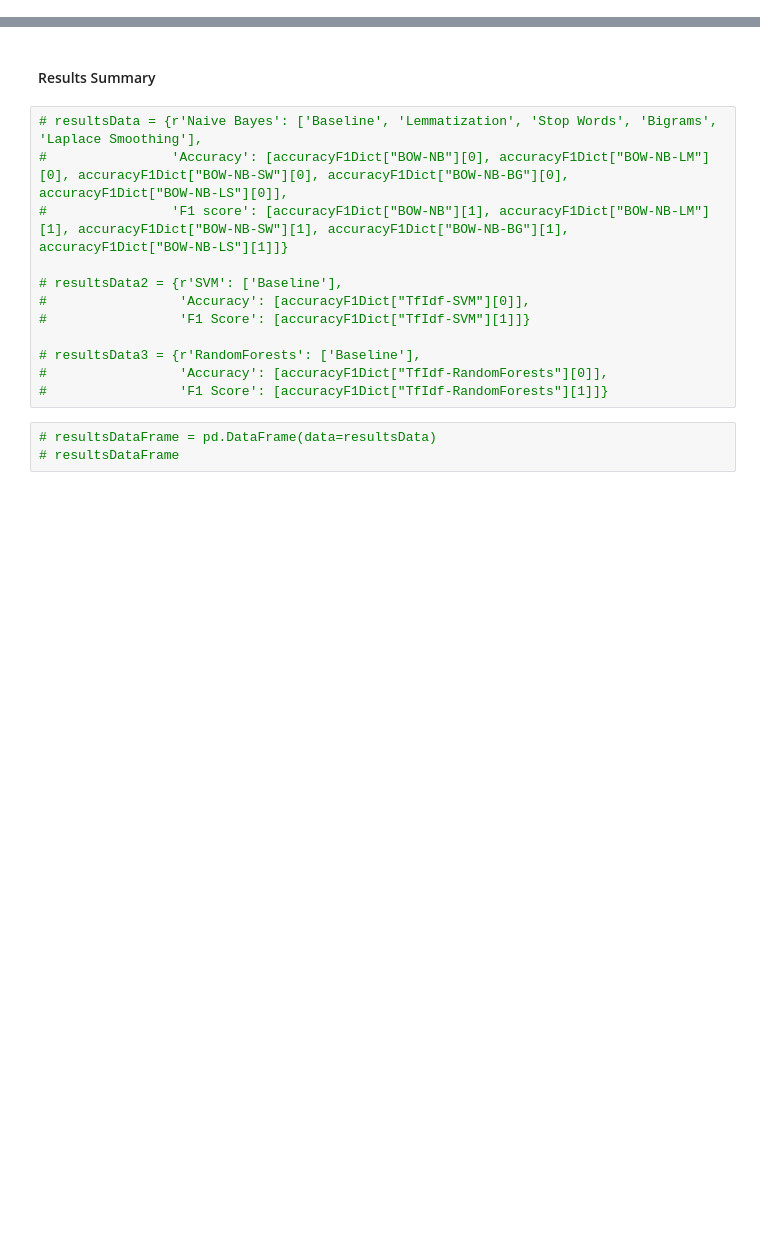
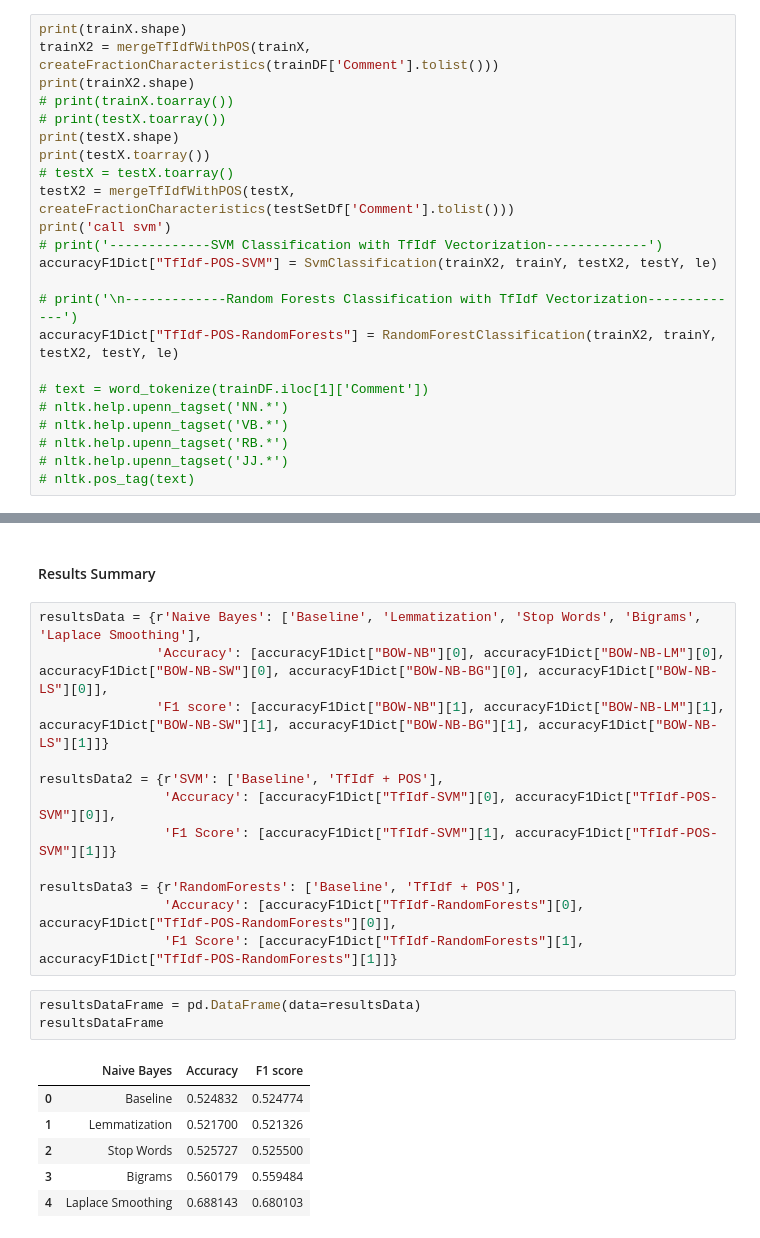
Before and after one commit to giorgosma/DataMiningProj3_2020, a Jupyter notebook: sdi1500089.ipynb, the cells around one changed output, grey strips where cells are left out. Saved outputs shown, nothing was run; the diff lists cells and outputs as text; blank space fills up the shorter version.

```diff
--- a/sdi1500089.ipynb
+++ b/sdi1500089.ipynb
@@ -497,0 +505,23 @@ posDf
+# %%
+print(trainX.shape)
+trainX2 = mergeTfIdfWithPOS(trainX, createFractionCharacteristics(trainDF['Comment'].tolist()))
+print(trainX2.shape)
+# print(trainX.toarray())
+# print(testX.toarray())
+print(testX.shape)
+print(testX.toarray())
+# testX = testX.toarray()
+testX2 = mergeTfIdfWithPOS(testX, createFractionCharacteristics(testSetDf['Comment'].tolist()))
+print('call svm')
+# print('-------------SVM Classification with TfIdf Vectorization-------------')
+accuracyF1Dict["TfIdf-POS-SVM"] = SvmClassification(trainX2, trainY, testX2, testY, le)
+
+# print('\n-------------Random Forests Classification with TfIdf Vectorization-------------')
+accuracyF1Dict["TfIdf-POS-RandomForests"] = RandomForestClassification(trainX2, trainY, testX2, testY, le)
+
+# text = word_tokenize(trainDF.iloc[1]['Comment'])
+# nltk.help.upenn_tagset('NN.*')
+# nltk.help.upenn_tagset('VB.*')
+# nltk.help.upenn_tagset('RB.*')
+# nltk.help.upenn_tagset('JJ.*')
+# nltk.pos_tag(text)
@@ -498,18 +546,25 @@ posDf
 # %% [markdown]
 #### Results Summary
 # %%
-# resultsData = {r'Naive Bayes': ['Baseline', 'Lemmatization', 'Stop Words', 'Bigrams', 'Laplace Smoothing'],
-#                'Accuracy': [accuracyF1Dict["BOW-NB"][0], accuracyF1Dict["BOW-NB-LM"][0], accuracyF1Dict["BOW-NB-SW"][0], accuracyF1Dict["BOW-NB-BG"][0], accuracyF1Dict["BOW-NB-LS"][0]],
-#                'F1 score': [accuracyF1Dict["BOW-NB"][1], accuracyF1Dict["BOW-NB-LM"][1], accuracyF1Dict["BOW-NB-SW"][1], accuracyF1Dict["BOW-NB-BG"][1], accuracyF1Dict["BOW-NB-LS"][1]]}
+resultsData = {r'Naive Bayes': ['Baseline', 'Lemmatization', 'Stop Words', 'Bigrams', 'Laplace Smoothing'],
+               'Accuracy': [accuracyF1Dict["BOW-NB"][0], accuracyF1Dict["BOW-NB-LM"][0], accuracyF1Dict["BOW-NB-SW"][0], accuracyF1Dict["BOW-NB-BG"][0], accuracyF1Dict["BOW-NB-LS"][0]],
+               'F1 score': [accuracyF1Dict["BOW-NB"][1], accuracyF1Dict["BOW-NB-LM"][1], accuracyF1Dict["BOW-NB-SW"][1], accuracyF1Dict["BOW-NB-BG"][1], accuracyF1Dict["BOW-NB-LS"][1]]}
 
-# resultsData2 = {r'SVM': ['Baseline'],
-#                 'Accuracy': [accuracyF1Dict["TfIdf-SVM"][0]],
-#                 'F1 Score': [accuracyF1Dict["TfIdf-SVM"][1]]}
+resultsData2 = {r'SVM': ['Baseline', 'TfIdf + POS'],
+                'Accuracy': [accuracyF1Dict["TfIdf-SVM"][0], accuracyF1Dict["TfIdf-POS-SVM"][0]],
+                'F1 Score': [accuracyF1Dict["TfIdf-SVM"][1], accuracyF1Dict["TfIdf-POS-SVM"][1]]}
 
-# resultsData3 = {r'RandomForests': ['Baseline'],
-#                 'Accuracy': [accuracyF1Dict["TfIdf-RandomForests"][0]],
-#                 'F1 Score': [accuracyF1Dict["TfIdf-RandomForests"][1]]}
+resultsData3 = {r'RandomForests': ['Baseline', 'TfIdf + POS'],
+                'Accuracy': [accuracyF1Dict["TfIdf-RandomForests"][0], accuracyF1Dict["TfIdf-POS-RandomForests"][0]],
+                'F1 Score': [accuracyF1Dict["TfIdf-RandomForests"][1], accuracyF1Dict["TfIdf-POS-RandomForests"][1]]}
 # %%
-# resultsDataFrame = pd.DataFrame(data=resultsData)
-# resultsDataFrame
+resultsDataFrame = pd.DataFrame(data=resultsData)
+resultsDataFrame
+# %% [output]
+|  | Naive Bayes | Accuracy | F1 score |
+| 0 | Baseline | 0.524832 | 0.524774 |
+| 1 | Lemmatization | 0.521700 | 0.521326 |
+| 2 | Stop Words | 0.525727 | 0.525500 |
+| 3 | Bigrams | 0.560179 | 0.559484 |
+| 4 | Laplace Smoothing | 0.688143 | 0.680103 |
 # %%
```
Also changed, not shown: parts of 8 cells of this notebook, 1 other file.
